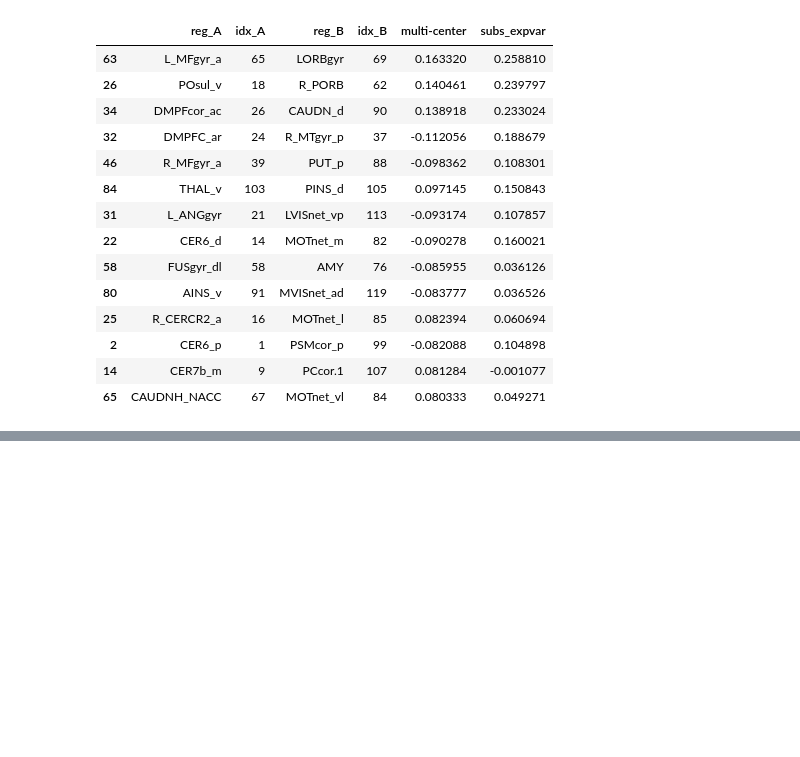
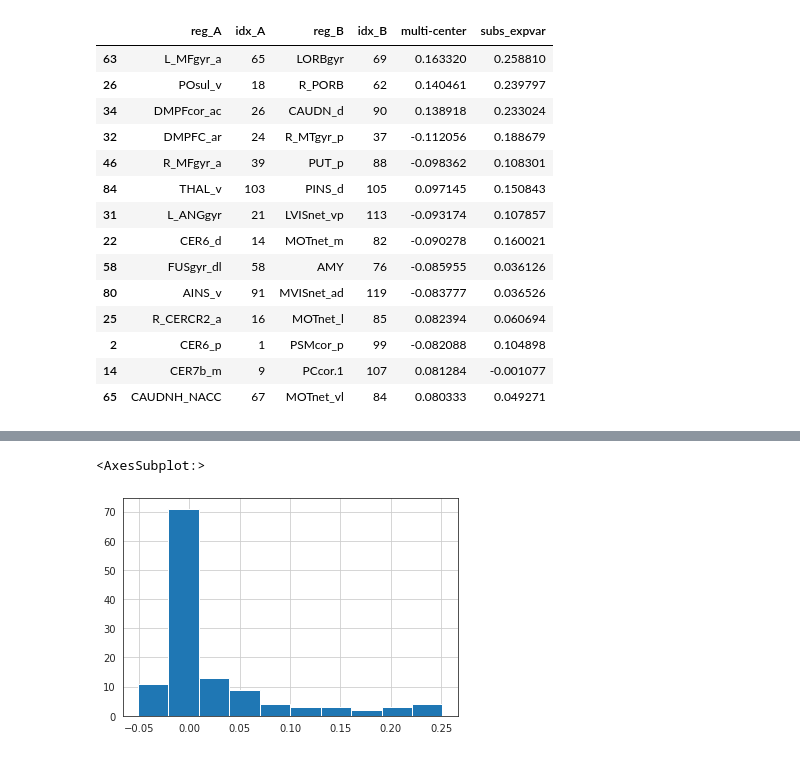
Before and after one commit to spisakt/RPN-signature, a Jupyter notebook: notebooks/1_multi-center_training.ipynb, the cells around one changed output, grey strips where cells are left out. Cells and saved outputs as stored; diff of their text form; code cells hidden in the pictures; blank space fills up the shorter version.

```diff
--- a/notebooks/1_multi-center_training.ipynb
+++ b/notebooks/1_multi-center_training.ipynb
@@ -557,17 +557,3 @@ multi_center_conns['subs_expvar'] = multi_center_conns['expvars_ex']/multi_cente
 multi_center_conns['scores_ex_pos'] = -1 * multi_center_conns['scores_ex']
 # %%
 multi_center_conns['subs_score_norm'] = (multi_center_conns['scores_orig'] - multi_center_conns['scores_ex']) / multi_center_conns['abs_multi-center']
-# %%
-sns.set(rc={"figure.figsize":(16, 10)})
-sns.scatterplot(x='abs_multi-center', y='subs_score_norm', data=multi_center_conns[multi_center_conns.subs_score_norm>0])
-
-tmp = multi_center_conns[multi_center_conns.subs_score_norm>0]
-tmp=tmp[ (tmp['subs_score_norm']>0.7) | (tmp['abs_multi-center']>0.08)]
-for i in tmp.index:
-    plt.text(x = tmp.loc[i, 'abs_multi-center'],
-             y = tmp.loc[i,'subs_score_norm'], # + np.random.normal(0,0.05, 1),
-             s = str(tmp.loc[i, 'reg_A']) + ' - ' +  str(tmp.loc[i, 'reg_B']), rotation=10)
-
-sns.scatterplot(x='abs_multi-center', y='subs_score_norm', data=multi_center_conns[multi_center_conns.subs_score_norm>0],
-                hue='multi-center', palette='vlag')
-#plt.axline((0,0), (0.16,0.8))
@@ -901,25 +627,0 @@ for idx, i in enumerate(multi_center_conns.index):
-# %%
-multi_center_conns['subs_abs_score_norm'] = __scores_abs_orig - __scores_abs_ex
-multi_center_conns['sign_multi-center'] = np.sign(multi_center_conns['multi-center'])
-
-
-sns.set(rc={"figure.figsize":(20, 20)})
-#plt.loglog()
-sns.scatterplot(x='abs_multi-center', y='subs_abs_score_norm', data=multi_center_conns[multi_center_conns.subs_abs_score_norm>0])
-
-tmp = multi_center_conns#[multi_center_conns.subs_abs_score_norm>0]
-tmp=tmp[ tmp['subs_abs_score_norm'] > 0]
-for i in tmp.index:
-    plt.text(x = tmp.loc[i, 'abs_multi-center'],
-             y = tmp.loc[i,'subs_abs_score_norm'], # + np.random.normal(0,0.05, 1),
-             s = str(tmp.loc[i, 'reg_A']) + ' - ' +  str(tmp.loc[i, 'reg_B']), rotation=0)
-
-
-
-sns.scatterplot(x='abs_multi-center', y='subs_abs_score_norm', data=multi_center_conns[multi_center_conns.subs_abs_score_norm>0],
-                hue='sign_multi-center', palette='vlag')
-#plt.loglog()
-plt.axline((0,0), (0.1,0.0))
-plt.axline((0,0), (0.1,0.1))
-plt.axline((0,0), (0.1,0.05))
-plt.axline((0,0), (0.1,0.025))
@@ -1033,0 +693,3 @@ array([ 1.20988407e-05,  1.11397464e-05,  1.22317776e-05,  1.06899485e-05,
+# %%
+expvar_results['excl_loss'] = expvar_full - expvar_results['expvar']
+expvar_results
@@ -1033,0 +710,5 @@ array([ 1.20988407e-05,  1.11397464e-05,  1.22317776e-05,  1.06899485e-05,
+# %%
+expvar_results.excl_loss.hist()
+# %% [output]
+<AxesSubplot:>
+[figure, added]
```
Also changed, not shown: parts of 28 cells of this notebook, 14 other files.
